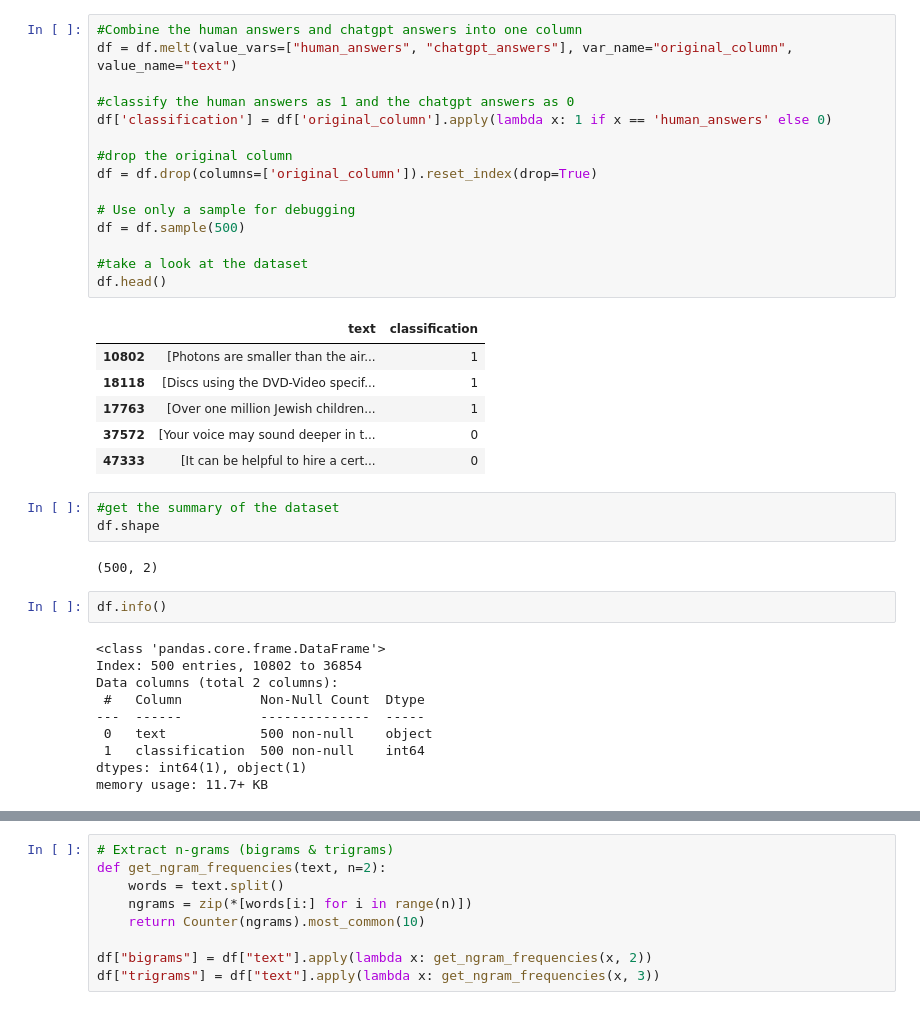
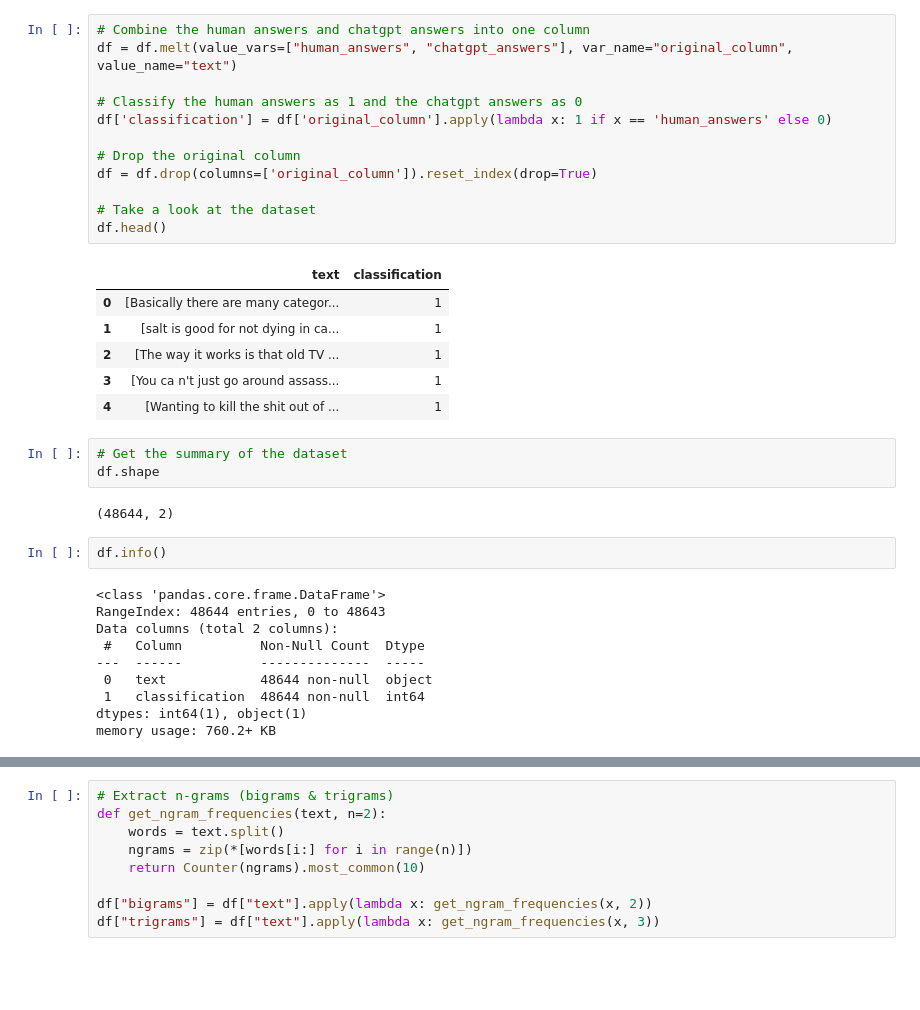
Before and after one commit to MollyMoriJing/MUGC_Detact_Reddit, a Jupyter notebook: data_text_classification.ipynb, the cells around one changed output, grey strips where cells are left out. Saved outputs shown, nothing was run; the diff lists cells and outputs as text; blank space fills up the shorter version.

```diff
--- a/data_text_classification.ipynb
+++ b/data_text_classification.ipynb
@@ -28,44 +59,41 @@ df.head()
 | 3 | 3 | Why has nobody assassinated Kim J... | [You ca n't just go around assass... | [It is generally not acceptable o... | reddit_eli5 |
 | 4 | 4 | How was airplane technology able ... | [Wanting to kill the shit out of ... | [After the Wright Brothers made t... | reddit_eli5 |
 # %%
-#Combine the human answers and chatgpt answers into one column
+# Combine the human answers and chatgpt answers into one column
 df = df.melt(value_vars=["human_answers", "chatgpt_answers"], var_name="original_column", value_name="text")
 
-#classify the human answers as 1 and the chatgpt answers as 0
+# Classify the human answers as 1 and the chatgpt answers as 0
 df['classification'] = df['original_column'].apply(lambda x: 1 if x == 'human_answers' else 0)
 
-#drop the original column
+# Drop the original column
 df = df.drop(columns=['original_column']).reset_index(drop=True)
 
-# Use only a sample for debugging
-df = df.sample(500)
-
-#take a look at the dataset
+# Take a look at the dataset
 df.head()
 # %% [output]
 |  | text | classification |
-| 10802 | [Photons are smaller than the air... | 1 |
-| 18118 | [Discs using the DVD-Video specif... | 1 |
-| 17763 | [Over one million Jewish children... | 1 |
-| 37572 | [Your voice may sound deeper in t... | 0 |
-| 47333 | [It can be helpful to hire a cert... | 0 |
+| 0 | [Basically there are many categor... | 1 |
+| 1 | [salt is good for not dying in ca... | 1 |
+| 2 | [The way it works is that old TV ... | 1 |
+| 3 | [You ca n't just go around assass... | 1 |
+| 4 | [Wanting to kill the shit out of ... | 1 |
 # %%
-#get the summary of the dataset
+# Get the summary of the dataset
 df.shape
 # %% [output]
-(500, 2)
+(48644, 2)
 # %%
 df.info()
 # %% [output]
 <class 'pandas.core.frame.DataFrame'>
-Index: 500 entries, 10802 to 36854
+RangeIndex: 48644 entries, 0 to 48643
 Data columns (total 2 columns):
  #   Column          Non-Null Count  Dtype
 ---  ------          --------------  -----
- 0   text            500 non-null    object
- 1   classification  500 non-null    int64
+ 0   text            48644 non-null  object
+ 1   classification  48644 non-null  int64
 dtypes: int64(1), object(1)
-memory usage: 11.7+ KB
+memory usage: 760.2+ KB
 # %%
 # Convert lists to strings
 df['text'] = df['text'].apply(lambda x: ' '.join(x) if isinstance(x, list) else x)
```
Also changed, not shown: parts of 17 cells of this notebook.
